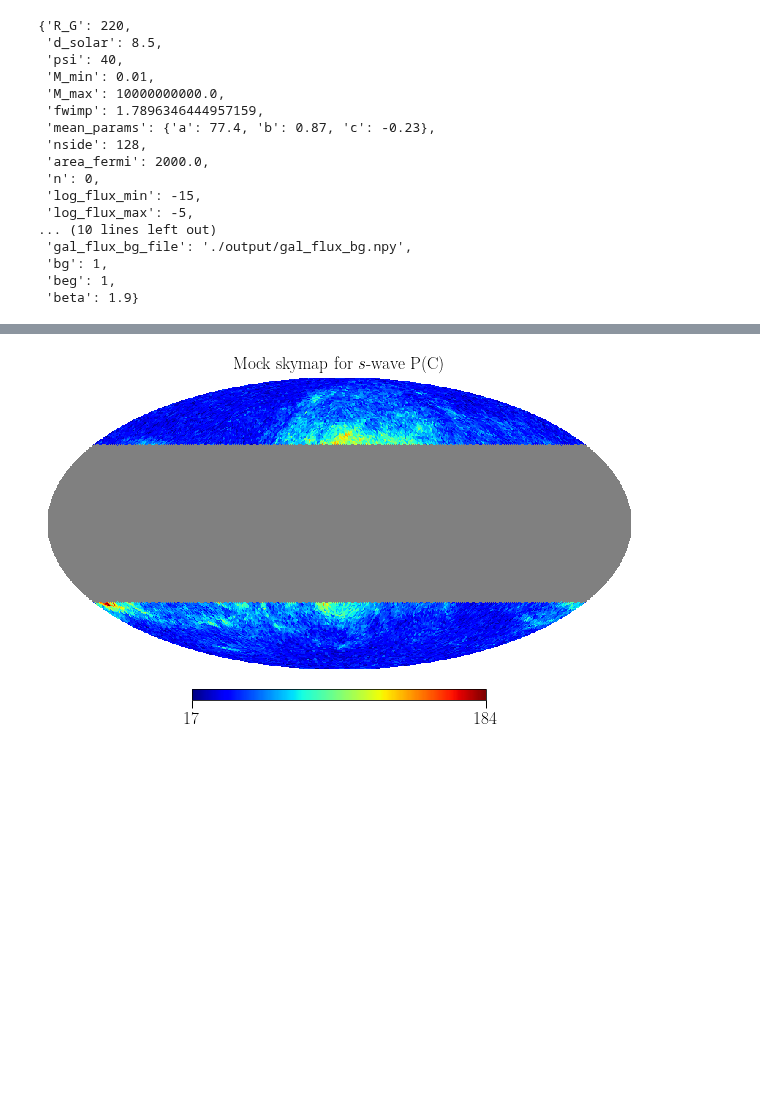
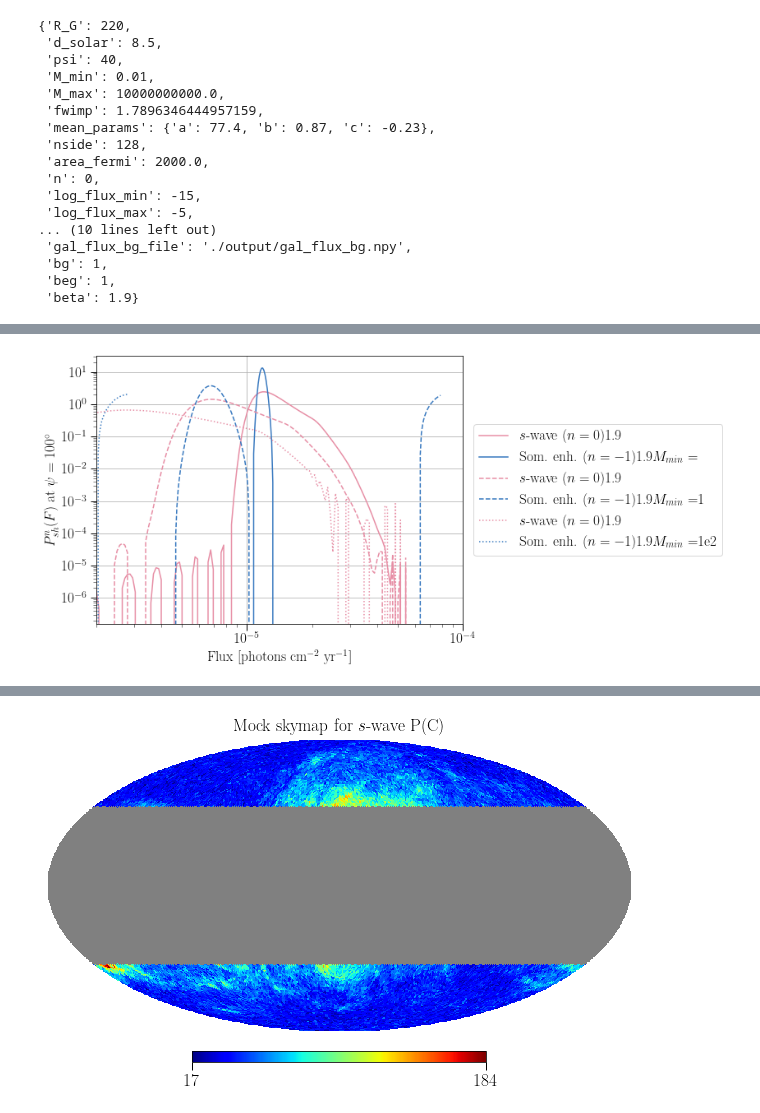
Before and after one commit to runburg/dm_gal_substructure, a Jupyter notebook: paper_plots.ipynb, the cells around one changed output, grey strips where cells are left out. Saved outputs shown, nothing was run; the diff lists cells and outputs as text; code cells hidden in the pictures; blank space fills up the shorter version.

```diff
--- a/paper_plots.ipynb
+++ b/paper_plots.ipynb
@@ -104,0 +115,48 @@ fig.savefig('./output/plots/psh_ssom.pdf')
+# %%
+fig, ax = plt.subplots(figsize=(8, 6))
+lss = iter(['-', '--', ':', '-.'])
+
+beta = 1.9
+for mmin in ['', '_Mmin1', '_Mmin1e2']:
+    with np.load(f'./output/n0_pshfunc_beta19' + mmin + '.npz') as f:
+        psis = f['psi']
+        fluxes = f['flux']
+        psh2d = f['psh']
+
+    pshfunc2d = intp.interp2d(psis, fluxes, np.nan_to_num(psh2d), bounds_error=False, fill_value=0)
+    sfluxes = fluxes[10:-105]
+    spsh = fluxes[psh2d[0].argmax()]
+
+    with np.load(f'./output/n-1_pshfunc_beta19' + mmin + '.npz') as f:
+        psis = f['psi']
+        fluxes = f['flux']
+        psh2d = f['psh']
+
+    psh2d[psh2d < 0] = 0
+
+#     print(psh2d)
+    sompshfunc2d = intp.interp2d(psis, fluxes, np.nan_to_num(psh2d), bounds_error=False, fill_value=0)
+    somfluxes = fluxes[5:]
+
+
+    shift_som = somfluxes[(somfluxes*sompshfunc2d(psi, somfluxes).T).argmax()] / sfluxes[(sfluxes*pshfunc2d(psi, sfluxes).T).argmax()]
+    # psh2d *= shift_som
+    # fluxes /= shift_som
+
+    ls = next(lss)
+    ax.plot(sfluxes, sfluxes * pshfunc2d(psi, sfluxes).flatten(), label=n_labels[0]+str(beta), color=colors[0], ls=ls)
+    ax.plot(somfluxes / shift_som, somfluxes * sompshfunc2d(psi, somfluxes).flatten(), label=n_labels[-1]+str(beta) + '$M_{min}=$' + mmin.lstrip('_Mmin'), color=colors[-1], ls=ls)
+
+    ax.set_xscale('log')
+    ax.set_yscale('log')
+    ax.set_xlabel(r'Flux [photons cm$^{-2}$ yr$^{-1}$]')
+    ax.set_ylabel(rf'$P^n_{{sh}}(F)$ at $\psi={psi}^\circ$')
+
+    ax.set_xlim(left=2e-6, right=1e-4)
+#     ax.set_ylim(bottom=1e-4, top=100)
+    ax.grid()
+    lgd = ax.legend(loc='center left', bbox_to_anchor=(1.01, 0.5))
+
+fig.savefig('./output/plots/psh_ssom.pdf', bbox_extra_artists=(lgd,), bbox_inches='tight')
+# %% [output]
+[figure, added]
```
Also changed, not shown: parts of 8 cells of this notebook, 10 other files.
